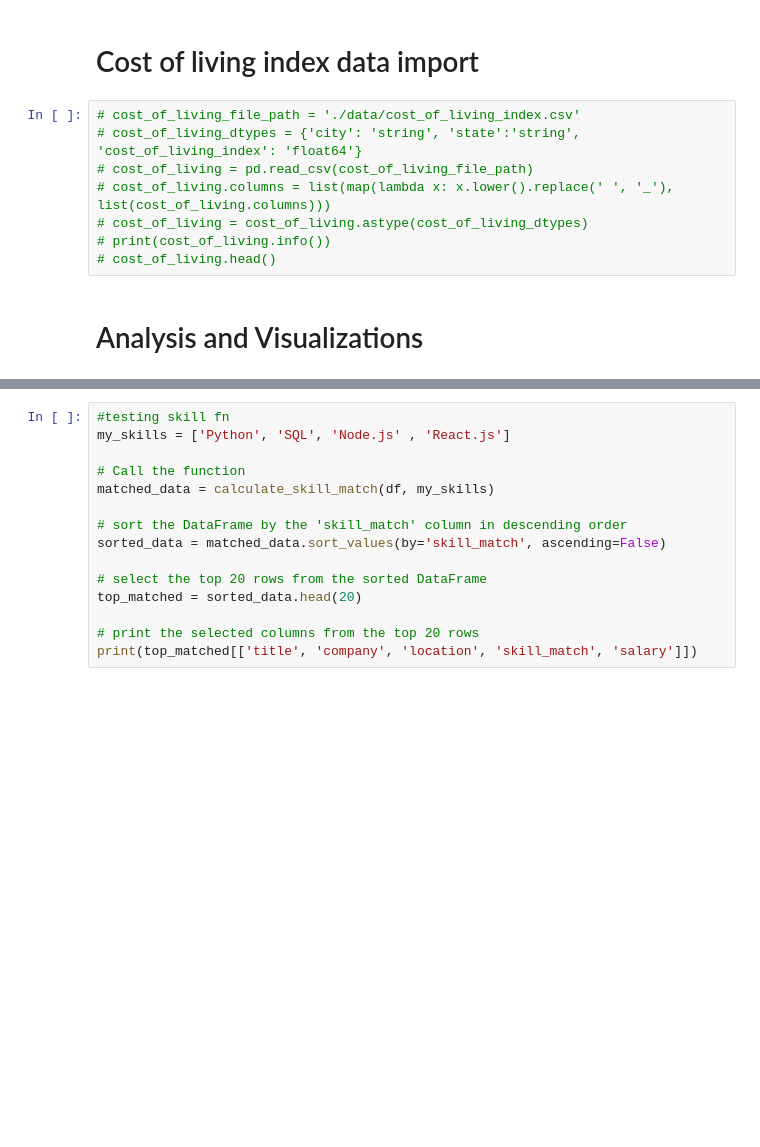
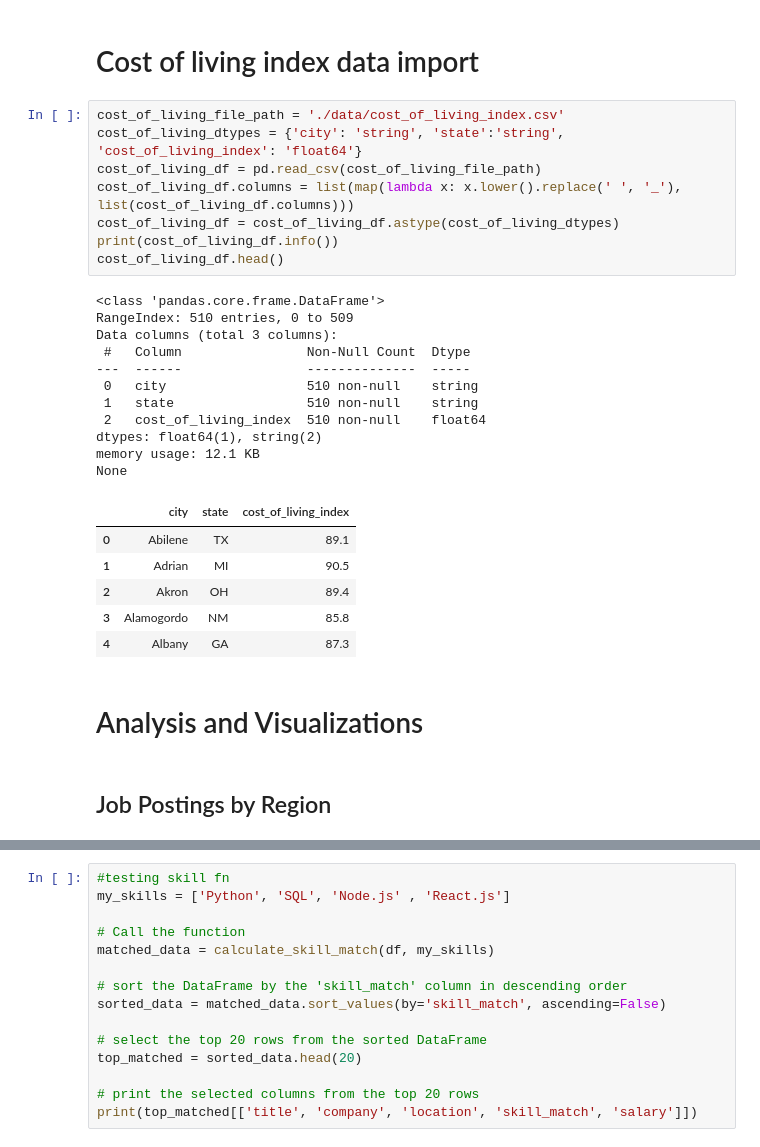
Before and after one commit to harsh-jain101/2023Spr_projects, a Jupyter notebook: Dice.ipynb, the cells around one changed output, grey strips where cells are left out. Saved outputs shown, nothing was run; the diff lists cells and outputs as text; blank space fills up the shorter version.

```diff
--- a/Dice.ipynb
+++ b/Dice.ipynb
@@ -541,15 +541,35 @@ Length: 68, dtype: string
 # %% [markdown]
 # Cost of living index data import
 # %%
-# cost_of_living_file_path = './data/cost_of_living_index.csv'
-# cost_of_living_dtypes = {'city': 'string', 'state':'string', 'cost_of_living_index': 'float64'}
-# cost_of_living = pd.read_csv(cost_of_living_file_path)
-# cost_of_living.columns = list(map(lambda x: x.lower().replace(' ', '_'), list(cost_of_living.columns)))
-# cost_of_living = cost_of_living.astype(cost_of_living_dtypes)
-# print(cost_of_living.info())
-# cost_of_living.head()
+cost_of_living_file_path = './data/cost_of_living_index.csv'
+cost_of_living_dtypes = {'city': 'string', 'state':'string', 'cost_of_living_index': 'float64'}
+cost_of_living_df = pd.read_csv(cost_of_living_file_path)
+cost_of_living_df.columns = list(map(lambda x: x.lower().replace(' ', '_'), list(cost_of_living_df.columns)))
+cost_of_living_df = cost_of_living_df.astype(cost_of_living_dtypes)
+print(cost_of_living_df.info())
+cost_of_living_df.head()
+# %% [output]
+<class 'pandas.core.frame.DataFrame'>
+RangeIndex: 510 entries, 0 to 509
+Data columns (total 3 columns):
+ #   Column                Non-Null Count  Dtype
+---  ------                --------------  -----
+ 0   city                  510 non-null    string
+ 1   state                 510 non-null    string
+ 2   cost_of_living_index  510 non-null    float64
+dtypes: float64(1), string(2)
+memory usage: 12.1 KB
+None
+|  | city | state | cost_of_living_index |
+| 0 | Abilene | TX | 89.1 |
+| 1 | Adrian | MI | 90.5 |
+| 2 | Akron | OH | 89.4 |
+| 3 | Alamogordo | NM | 85.8 |
+| 4 | Albany | GA | 87.3 |
 # %% [markdown]
 # Analysis and Visualizations
+# %% [markdown]
+## Job Postings by Region
 # %%
 region_count = df['region'].value_counts()
 # Plot the bar graph of job postings by region
```
Also changed, not shown: parts of 12 cells of this notebook, 2 other files.
